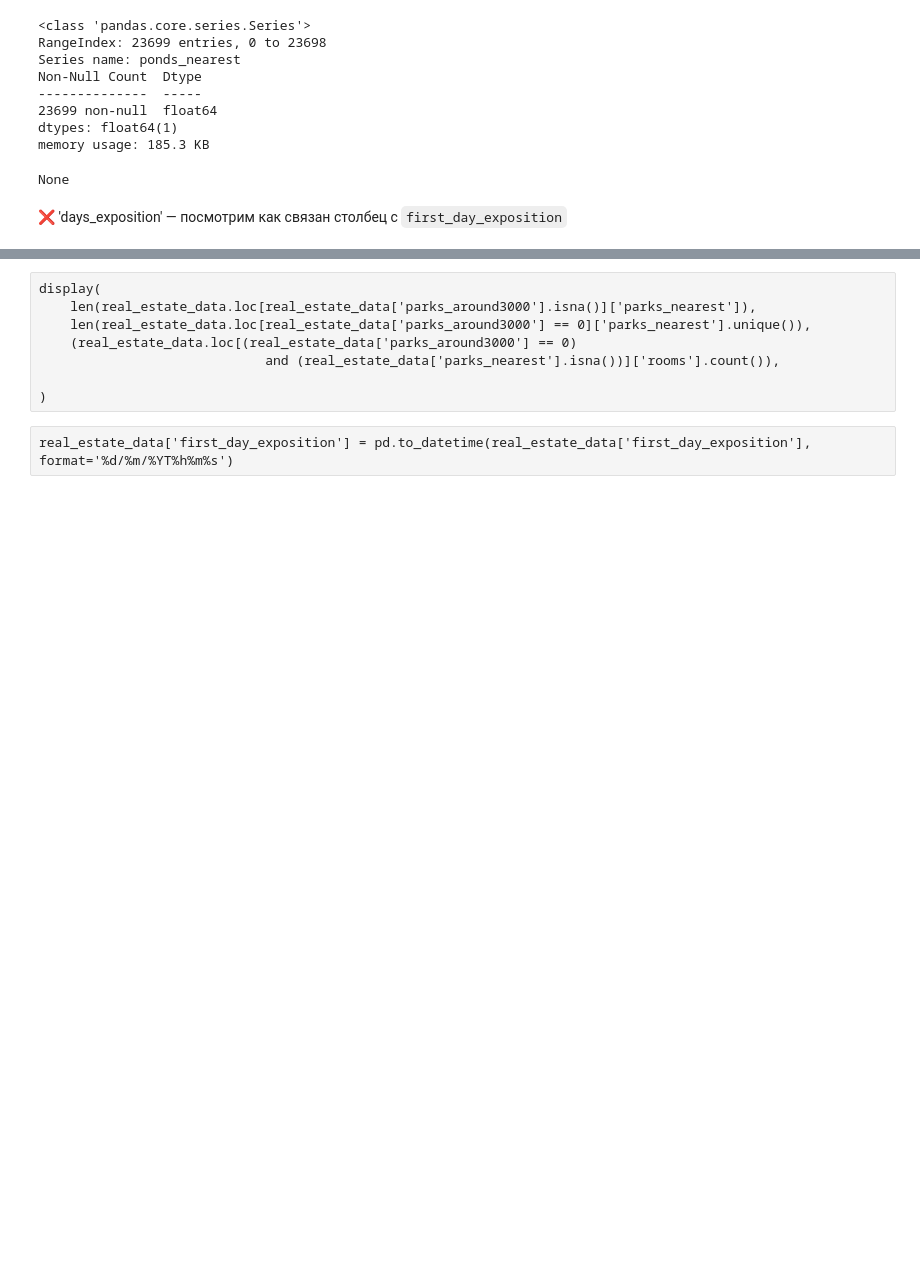
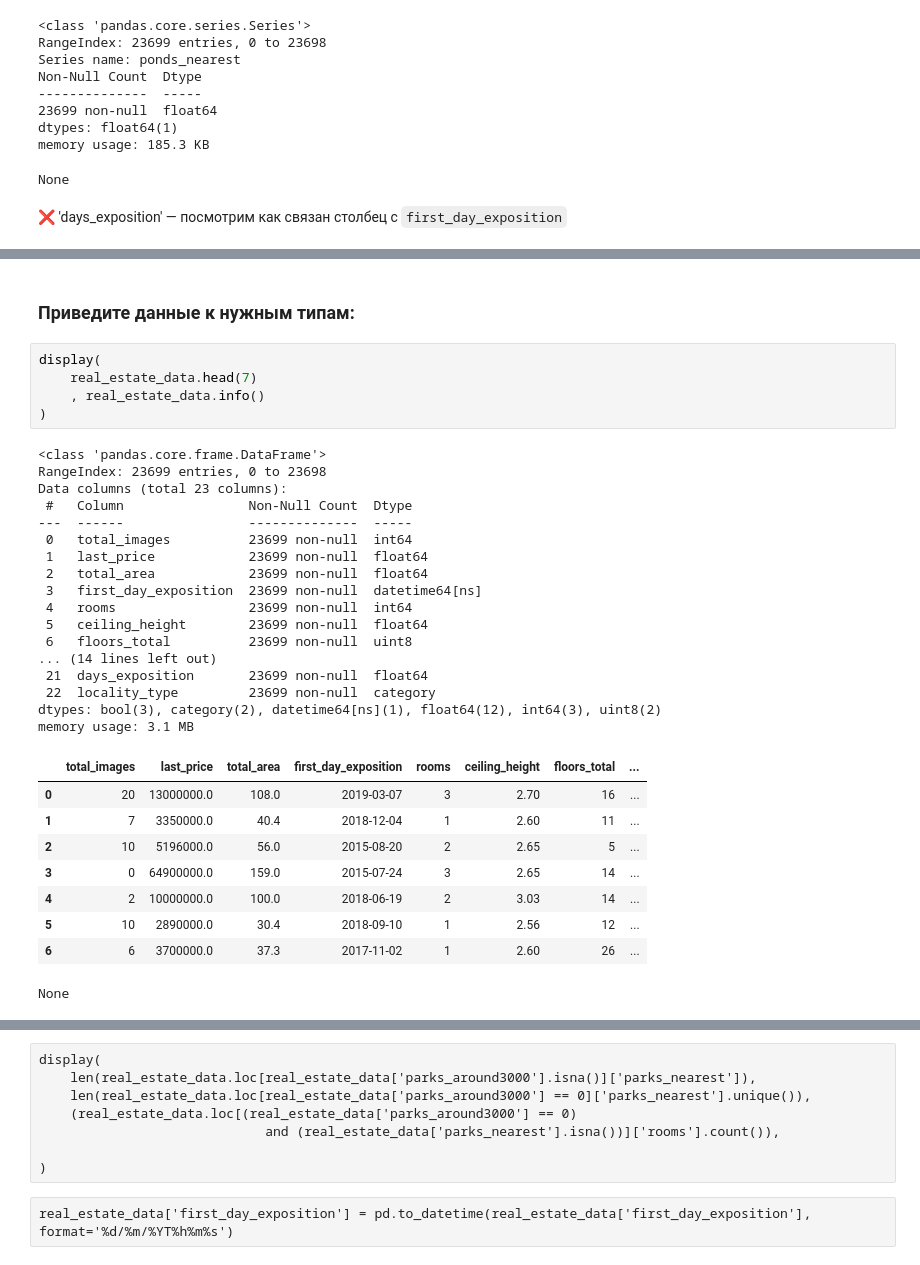
Before and after one commit to zabelin-ds/practicum, a Jupyter notebook: 03_project/real_estate_00.ipynb, the cells around one changed output, grey strips where cells are left out. Drawn from its saved outputs; the diff is of its cells as text; blank space fills up the shorter version.

```diff
--- a/03_project/real_estate_00.ipynb
+++ b/03_project/real_estate_00.ipynb
@@ -1764,0 +1862,34 @@ None
+# %% [markdown]
+### Приведите данные к нужным типам:
+# %%
+display(
+    real_estate_data.head(7)
+    , real_estate_data.info()
+)
+# %% [output]
+<class 'pandas.core.frame.DataFrame'>
+RangeIndex: 23699 entries, 0 to 23698
+Data columns (total 23 columns):
+ #   Column                Non-Null Count  Dtype
+---  ------                --------------  -----
+ 0   total_images          23699 non-null  int64
+ 1   last_price            23699 non-null  float64
+ 2   total_area            23699 non-null  float64
+ 3   first_day_exposition  23699 non-null  datetime64[ns]
+ 4   rooms                 23699 non-null  int64
+ 5   ceiling_height        23699 non-null  float64
+ 6   floors_total          23699 non-null  uint8
+... (14 lines left out)
+ 21  days_exposition       23699 non-null  float64
+ 22  locality_type         23699 non-null  category
+dtypes: bool(3), category(2), datetime64[ns](1), float64(12), int64(3), uint8(2)
+memory usage: 3.1 MB
+|  | total_images | last_price | total_area | first_day_exposition | rooms | ceiling_height | floors_total | ... |
+| 0 | 20 | 13000000.0 | 108.0 | 2019-03-07 | 3 | 2.70 | 16 | ... |
+| 1 | 7 | 3350000.0 | 40.4 | 2018-12-04 | 1 | 2.60 | 11 | ... |
+| 2 | 10 | 5196000.0 | 56.0 | 2015-08-20 | 2 | 2.65 | 5 | ... |
+| 3 | 0 | 64900000.0 | 159.0 | 2015-07-24 | 3 | 2.65 | 14 | ... |
+| 4 | 2 | 10000000.0 | 100.0 | 2018-06-19 | 2 | 3.03 | 14 | ... |
+| 5 | 10 | 2890000.0 | 30.4 | 2018-09-10 | 1 | 2.56 | 12 | ... |
+| 6 | 6 | 3700000.0 | 37.3 | 2017-11-02 | 1 | 2.60 | 26 | ... |
+None
```
Also changed, not shown: parts of 13 cells of this notebook.
